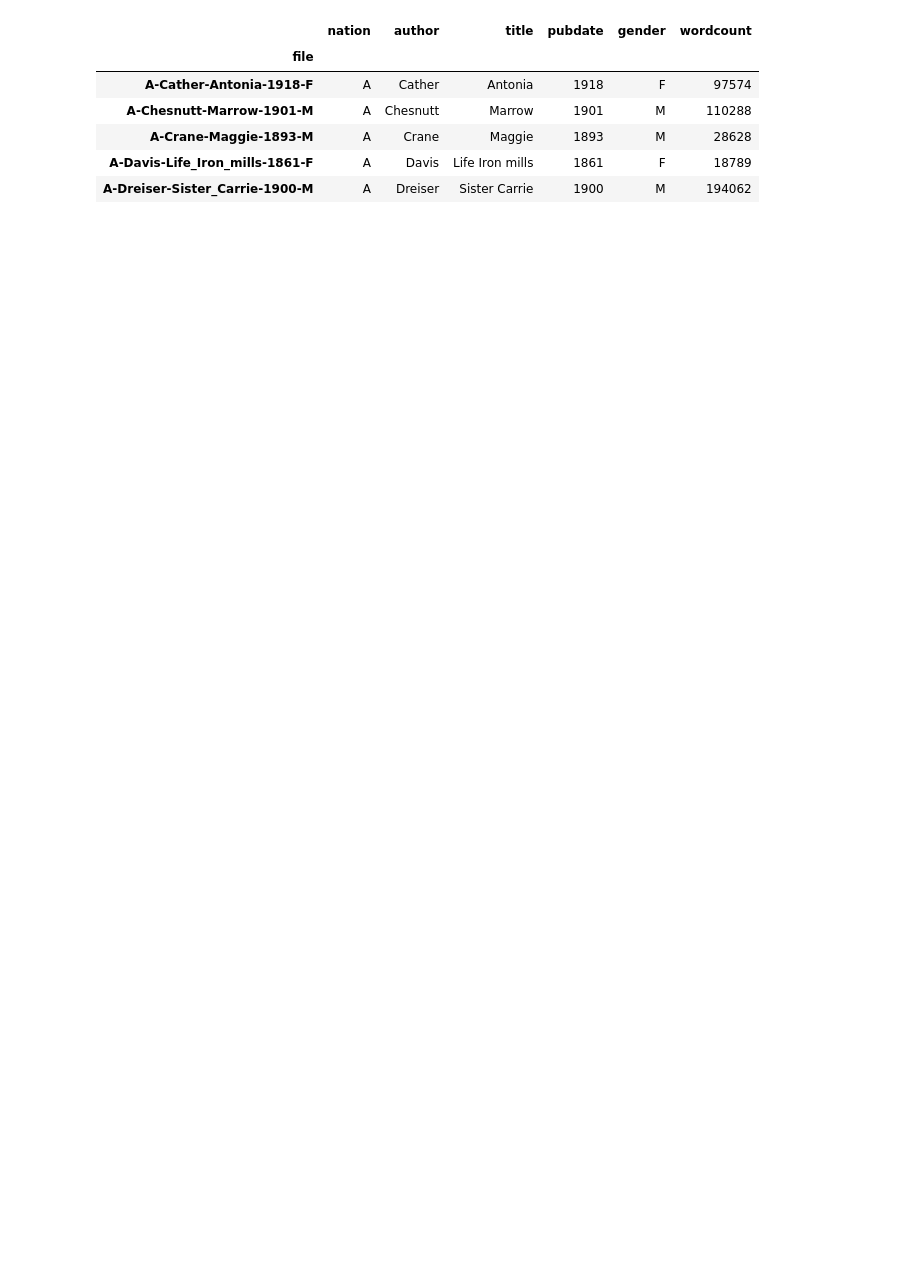
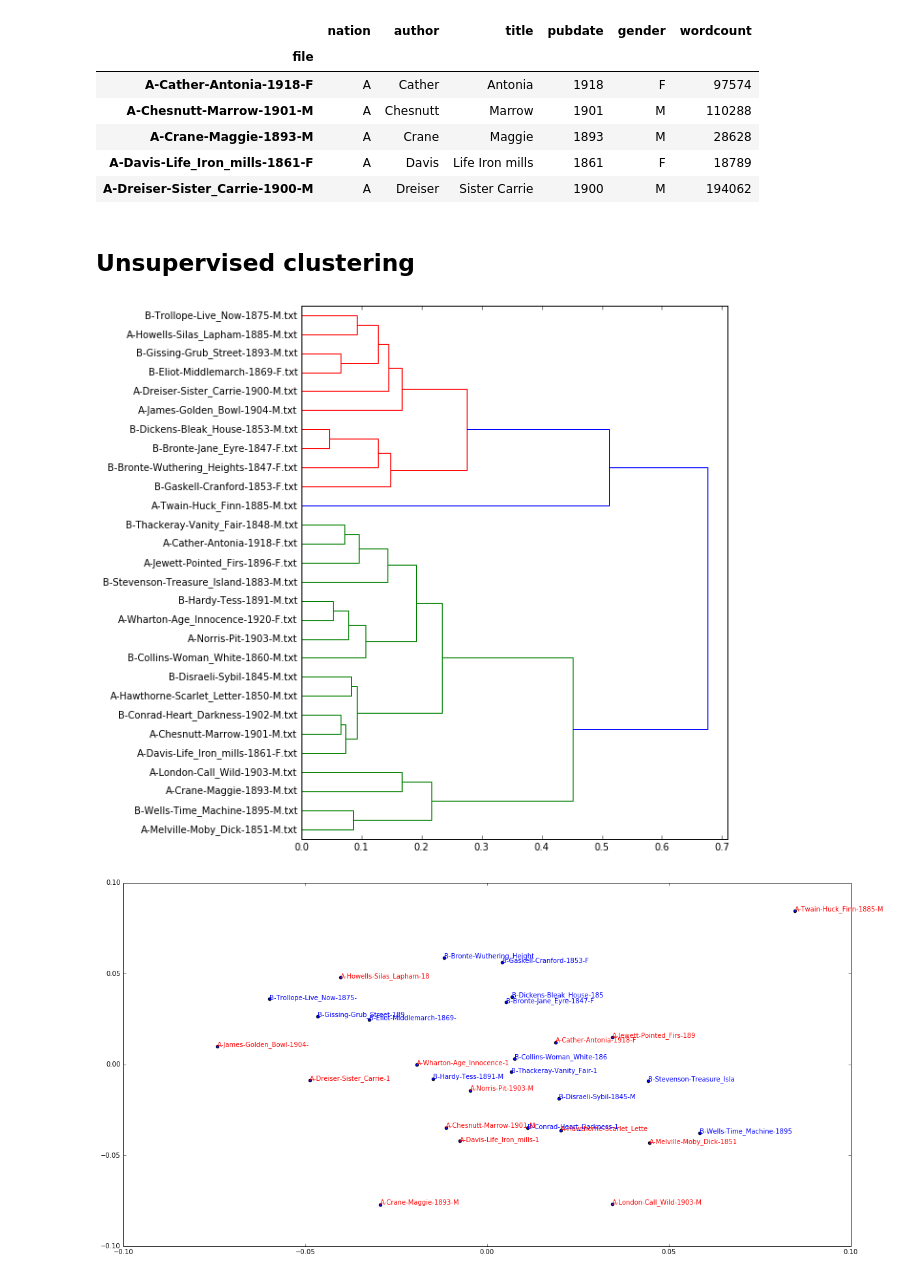
Before and after one commit to wilkens/edinburgh-masterclass, a Jupyter notebook: Notebooks/03 Machine Learning.ipynb, the cells around one changed output. Cells and saved outputs as stored; diff of their text form; code cells hidden in the pictures; blank space fills up the shorter version.

```diff
--- a/Notebooks/03 Machine Learning.ipynb
+++ b/Notebooks/03 Machine Learning.ipynb
@@ -56,3 +66,48 @@ books.head()
 | A-Crane-Maggie-1893-M | A | Crane | Maggie | 1893 | M | 28628 |
 | A-Davis-Life_Iron_mills-1861-F | A | Davis | Life Iron mills | 1861 | F | 18789 |
 | A-Dreiser-Sister_Carrie-1900-M | A | Dreiser | Sister Carrie | 1900 | M | 194062 |
+# %% [markdown]
+## Unsupervised clustering
+# %%
+from sklearn.feature_extraction.text import TfidfVectorizer, CountVectorizer
+from sklearn.metrics.pairwise import cosine_similarity
+from sklearn.manifold import MDS
+import matplotlib.pyplot as plt
+from scipy.cluster.hierarchy import ward, dendrogram
+%matplotlib inline
+
+# Plot the documents from the corpus
+def plot_corpus_similarity(corpus, vectorizer):
+    '''Function to create two plots of corpus similarity.
+       Takes an NLTK corpus and an SK-learn vectorizer as input.
+       Creates a matplotlib plot with Ward dendrogram and 2D spatial plot.
+       Returns nothing.'''
+
+    # Generate vectors, distances and positions
+    texts = [corpus.raw(fileid) for fileid in corpus.fileids()]
+    documentTermMatrix = vectorizer.fit_transform(texts)
+    distances = 1 - cosine_similarity(documentTermMatrix)
+    mds = MDS(dissimilarity="precomputed", random_state=1)
+    positions = mds.fit_transform(distances)
+
+    # Plot dendrogram
+    linkage_matrix = ward(distances)
+    plt.figure(figsize=(8,10))
+    dendrogram(linkage_matrix, labels=corpus.fileids(), orientation="right");
+    plt.show()
+
+    # Plot scatter
+    xvalues = positions[:, 0]
+    yvalues = positions[: ,1]
+    plt.figure(figsize=(20,10))
+    for x, y, name in zip(xvalues, yvalues, corpus.fileids()):
+        plt.scatter(x, y)
+        plt.text(x, y, name.replace(".txt", "")[:25],
+                 color='red' if 'A-' in name else 'blue')
+    plt.show()
+# %%
+simple_vectorizer = TfidfVectorizer(use_idf=False)
+plot_corpus_similarity(corpus, simple_vectorizer)
+# %% [output]
+[figure, added]
+[figure, added]
```
Also changed, not shown: parts of 14 cells of this notebook, 10 other files.
